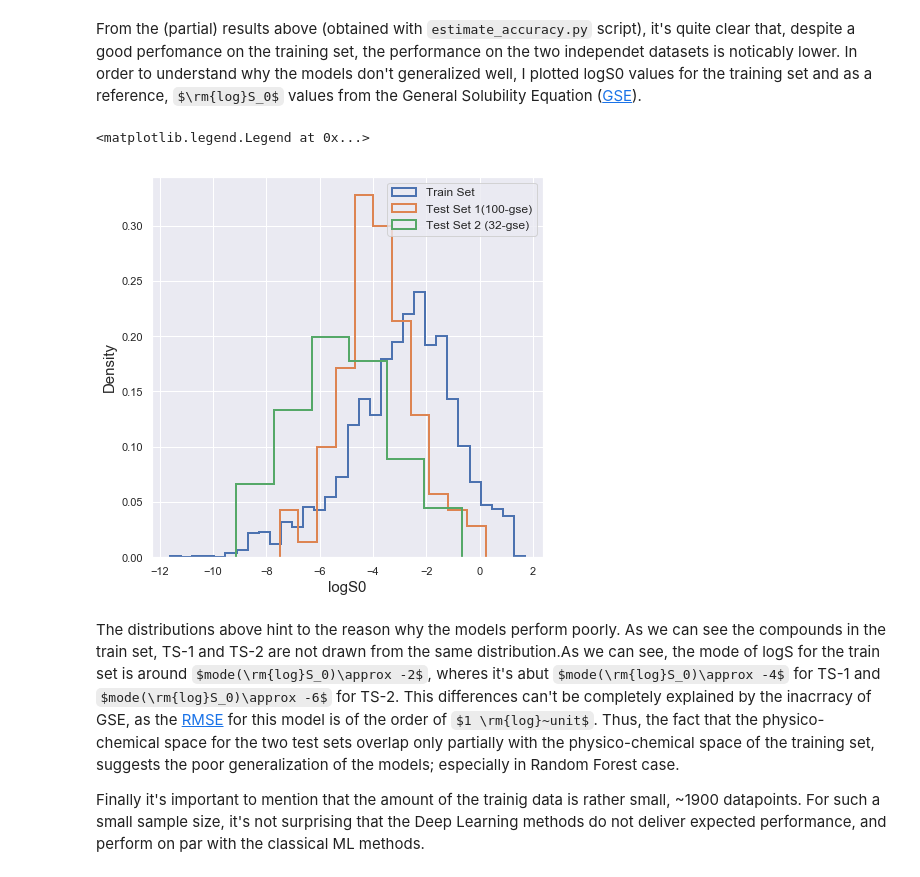
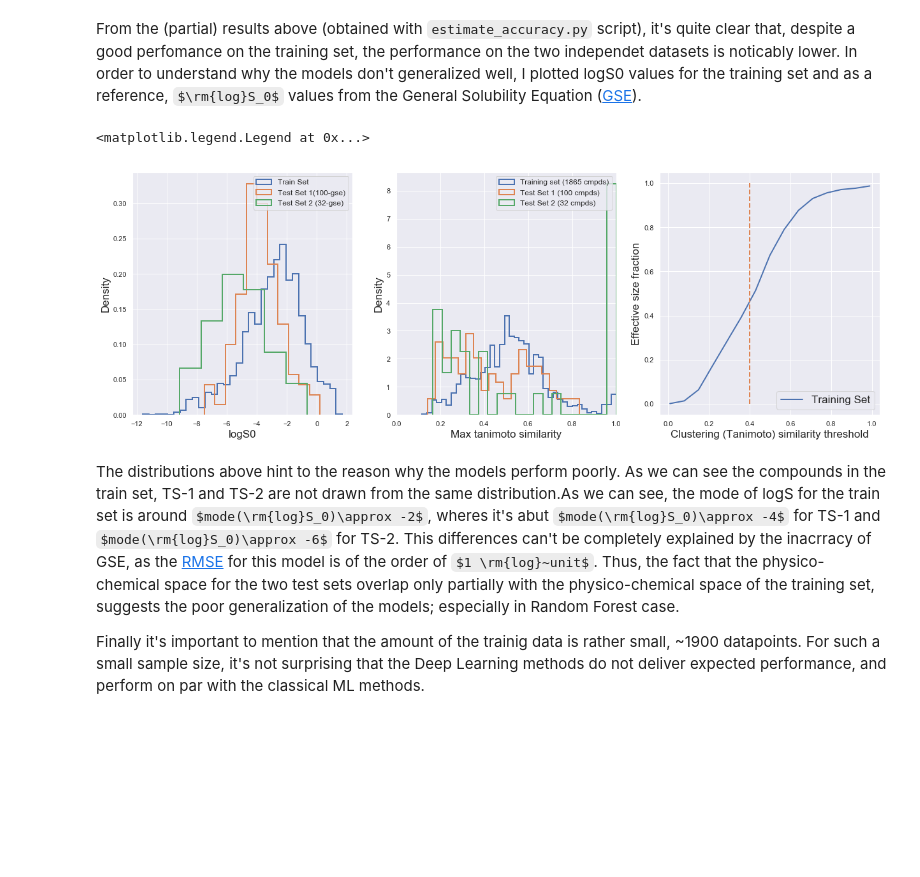
Before and after one commit to pgniewko/solubility, a Jupyter notebook: src/notebooks/Analysis.ipynb, the cells around one changed output. Drawn from its saved outputs; the diff is of its cells as text; code cells hidden in the pictures; some formulas as TeX source; blank space fills up the shorter version.

Commit message:
Effective size calculation added

```diff
--- a/src/notebooks/Analysis.ipynb
+++ b/src/notebooks/Analysis.ipynb
@@ -142,36 +127,3 @@ Below I provide a data for the partial performance of these modes. Ensemble regr
 Table: 60 compounds have measured $\rm{log}S_0$ in Test Set 1, and 13 compounds have measured $\rm{log}S_0$ in Test Set 2. GSE* is RMSE for the subset of this two datasets (60 and 13 respectively), and GSE (total) is RMSE [provided](https://github.com/pgniewko/solubility/blob/master/data/raw/LA.2019.JCIM.xlsx) for the whole datasets. RMSE for the trained models are calculated only over the Test Sets subsets.
 # %% [markdown]
 From the (partial) results above (obtained with `estimate_accuracy.py` script), it's quite clear that, despite a good perfomance on the training set, the performance on the two independet datasets is noticably lower. In order to understand why the models don't generalized well, I plotted logS0 values for the training set and as a reference, $\rm{log}S_0$ values from the  General Solubility Equation ([GSE](https://practicalcheminformatics.blogspot.com/2018/09/predicting-aqueous-solubility-its.html)).
-# %%
-def get_data(fname):
-    vals = []
-    with open(fname, 'r') as fin:
-        for line in fin:
-            pairs = line.rstrip('\n').split(',')
-            vals.append(float(pairs[1]))
-
-    return vals
-
-def plot_data(fname, label=''):
-    vals = get_data(fname)
-    sns.distplot(vals,
-                 norm_hist=True,
-                 hist=True,
-                 kde=False,
-                 hist_kws={"label":label, "histtype": "step", "linewidth": 2, "alpha": 1.0}
-                )
-# %%
-filename = '{}/../../data/training/solubility.uniq.no-in-100.smi'.format(CURRENT_PATH)
-f_100_gse = '{}/../../data/test/test_100.with.gse.smi'.format(CURRENT_PATH)
-f_32_gse = '{}/../../data/test/test_32.with.gse.smi'.format(CURRENT_PATH)
-
-fig = plt.figure(figsize=(7,7))
-plot_data(filename, 'Train Set')
-plot_data(f_100_gse, 'Test Set 1(100-gse)')
-plot_data(f_32_gse, 'Test Set 2 (32-gse)')
-plt.xlabel("logS0", fontsize=15)
-plt.ylabel("Density", fontsize=15)
-plt.legend(fontsize=12,loc=0)
-# %% [output]
-<matplotlib.legend.Legend at 0x...>
-[figure, removed]
@@ -178,3 +183,45 @@ plt.legend(fontsize=12,loc=0)
+# %%
+fig, axis = plt.subplots(1, 3, figsize=(21,7))
+
+ax1 = axis[0]
+ax2 = axis[1]
+ax3 = axis[2]
+
+ax2.set_xlim([0,1])
+
+# Input files
+training_set_file = '{}/../../data/training/solubility.uniq.no-in-100.smi'.format(CURRENT_PATH)
+f_100_gse = '{}/../../data/test/test_100.with.gse.smi'.format(CURRENT_PATH)
+f_32_gse = '{}/../../data/test/test_32.with.gse.smi'.format(CURRENT_PATH)
+set_100_smiles_file = '{}/../../data/test/test_100.smi'.format(CURRENT_PATH)
+set_32_smiles_file = '{}/../../data/test/test_32.smi'.format(CURRENT_PATH)
+
+# Subplot 1
+plot_data(training_set_file, ax1, 'Train Set')
+plot_data(f_100_gse, ax1, 'Test Set 1(100-gse)')
+plot_data(f_32_gse, ax1, 'Test Set 2 (32-gse)')
+ax1.set_xlabel("logS0", fontsize=17)
+ax1.set_ylabel("Density", fontsize=17)
+ax1.legend(fontsize=12)
+
+
+# Subplot 2
+plot_sims(training_set_file, training_set_file, ax2, nbins=40, label='Training set (1865 cmpds)')
+plot_sims(training_set_file, set_100_smiles_file, ax2, nbins=20, label='Test Set 1 (100 cmpds)')
+plot_sims(training_set_file, set_32_smiles_file, ax2, nbins=20, label='Test Set 2 (32 cmpds)')
+ax2.set_xlabel("Max tanimoto similarity", fontsize=17)
+ax2.set_ylabel("Density", fontsize=17)
+ax2.legend(fontsize=12)
+
+
+# Subplot 3
+plot_effective_size(training_set_file, ax3)
+ax3.set_xlabel("Clustering (Tanimoto) similarity threshold", fontsize=17)
+ax3.set_ylabel("Effective size fraction", fontsize=17)
+ax3.legend(fontsize=17)
+# %% [output]
+<matplotlib.legend.Legend at 0x...>
+[figure, added]
 # %% [markdown]
 The distributions above hint to the reason why the models perform poorly. As we can see the compounds in the train set, TS-1 and TS-2 are not drawn from the same distribution.As we can see, the mode of logS for the train set is around $mode(\rm{log}S_0)\approx -2$, wheres it's abut $mode(\rm{log}S_0)\approx -4$ for TS-1 and $mode(\rm{log}S_0)\approx -6$ for TS-2. This differences can't be completely explained by the inacrracy of GSE, as the [RMSE](https://github.com/pgniewko/solubility/blob/master/data/raw/LA.2019.JCIM.xlsx) for this model is of the order of $1 \rm{log}~unit$. Thus, the fact that the physico-chemical space for the two test sets overlap only partially with the physico-chemical space of the training set, suggests the poor generalization of the models; especially in Random Forest case.
 
```
Also changed, not shown: parts of 10 cells of this notebook.
